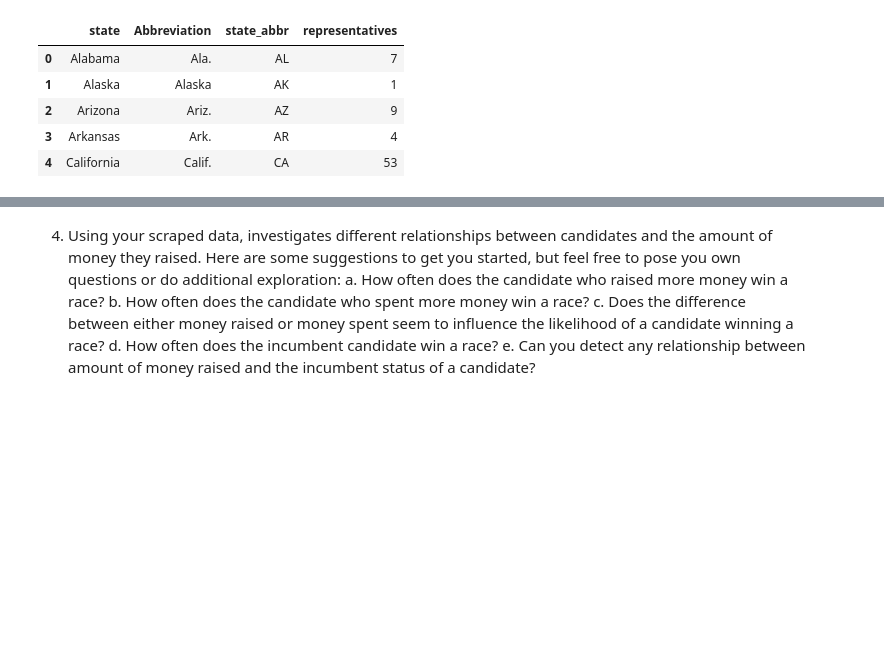
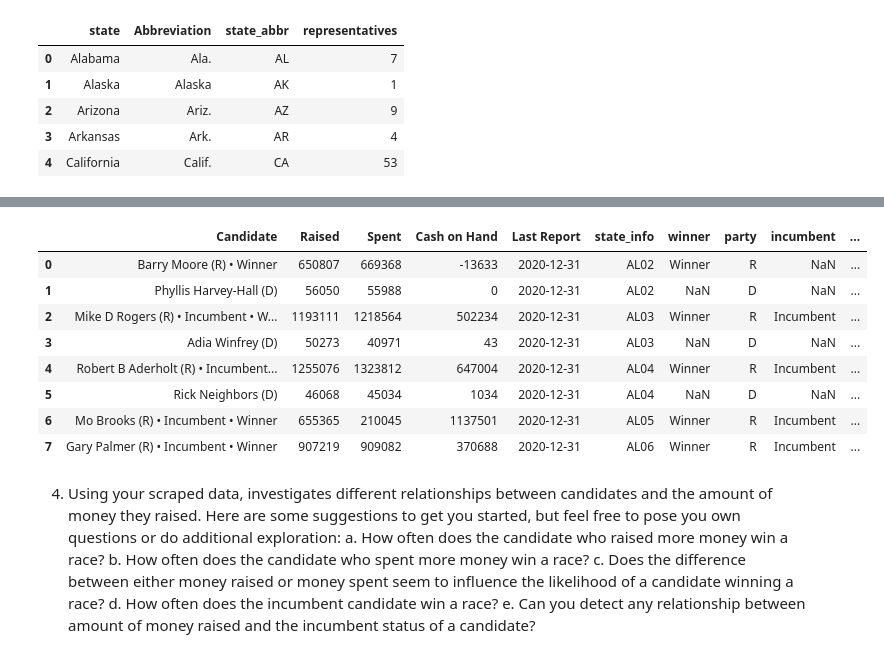
Before and after one commit to nedatahe/webscraping_open_secrets-blue-barracudas-1, a Jupyter notebook: notebooks/webscraping-project.ipynb, the cells around one changed output, grey strips where cells are left out. Drawn from its saved outputs; the diff is of its cells as text; code cells hidden in the pictures; blank space fills up the shorter version.

Commit message:
cleaned the df

```diff
--- a/notebooks/webscraping-project.ipynb
+++ b/notebooks/webscraping-project.ipynb
@@ -359,0 +299,4 @@ for
+# %%
+base_table = base_table.reset_index(drop = True)
+#base_table = base_table.assign(Name = '', Party = '', Winner = '', Incumbent = '')
+base_table.head(20)
@@ -360,3 +313,26 @@ for
+# %%
+#clean the dataframe
+base_table['winner'] = base_table['Candidate'].str.extract('([wW]inner)')
+base_table['party'] = base_table['Candidate'].str.extract('\((\w)\)')
+base_table['incumbent'] = base_table['Candidate'].str.extract('(incumbent)', flags = re.I)
+base_table['name'] = base_table['Candidate'].str.extract('(.+)\(')
+base_table['state-district'] = base_table['state_info'].str.extract('(\d{2})')
+base_table['state-district'].astype(int)
+base_table['state-code'] = base_table['state_info'].str.extract('(\D{2})')
+base_table[['Raised', 'Spent', 'Cash on Hand']] = base_table[['Raised', 'Spent', 'Cash on Hand']].replace('[\$,]', '', regex = True).astype(int)
+base_table['Last Report'] = pd.to_datetime(base_table['Last Report'])
+base_table.drop(columns = ['state_info'])
+base_table
+# %% [output]
+|  | Candidate | Raised | Spent | Cash on Hand | Last Report | state_info | winner | party | incumbent | ... |
+| 0 | Barry Moore (R) • Winner | 650807 | 669368 | -13633 | 2020-12-31 | AL02 | Winner | R | NaN | ... |
+| 1 | Phyllis Harvey-Hall (D) | 56050 | 55988 | 0 | 2020-12-31 | AL02 | NaN | D | NaN | ... |
+| 2 | Mike D Rogers (R) • Incumbent • W... | 1193111 | 1218564 | 502234 | 2020-12-31 | AL03 | Winner | R | Incumbent | ... |
+| 3 | Adia Winfrey (D) | 50273 | 40971 | 43 | 2020-12-31 | AL03 | NaN | D | NaN | ... |
+| 4 | Robert B Aderholt (R) • Incumbent... | 1255076 | 1323812 | 647004 | 2020-12-31 | AL04 | Winner | R | Incumbent | ... |
+| 5 | Rick Neighbors (D) | 46068 | 45034 | 1034 | 2020-12-31 | AL04 | NaN | D | NaN | ... |
+| 6 | Mo Brooks (R) • Incumbent • Winner | 655365 | 210045 | 1137501 | 2020-12-31 | AL05 | Winner | R | Incumbent | ... |
+| 7 | Gary Palmer (R) • Incumbent • Winner | 907219 | 909082 | 370688 | 2020-12-31 | AL06 | Winner | R | Incumbent | ... |
 # %% [markdown]
 4. Using your scraped data, investigates different relationships between candidates and the amount of money they raised. Here are some suggestions to get you started, but feel free to pose you own questions or do additional exploration:
 a. How often does the candidate who raised more money win a race?
```
Also changed, not shown: parts of 9 cells of this notebook.
